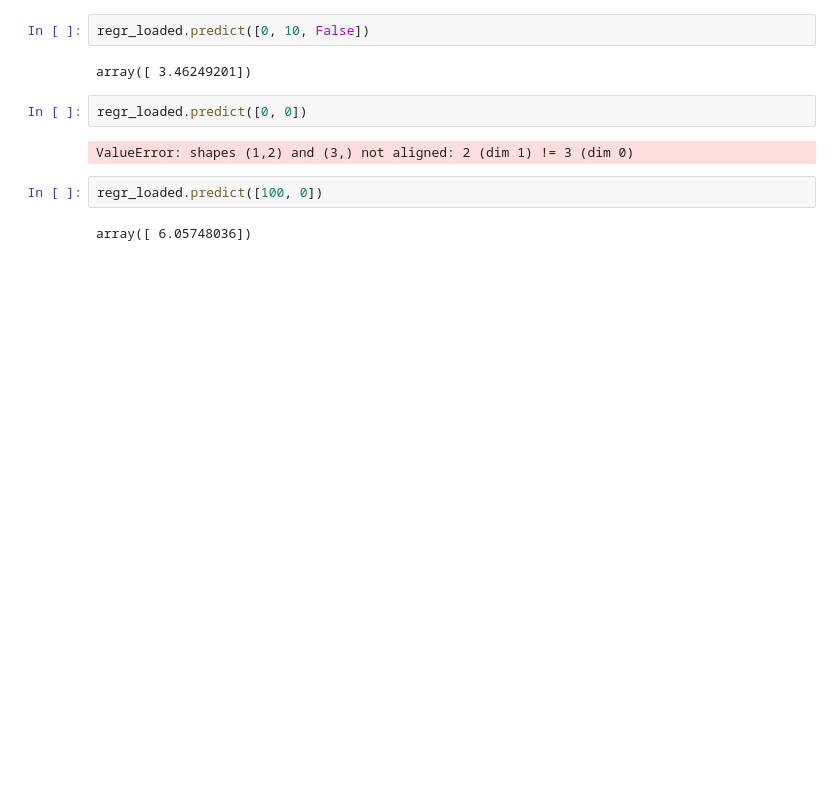
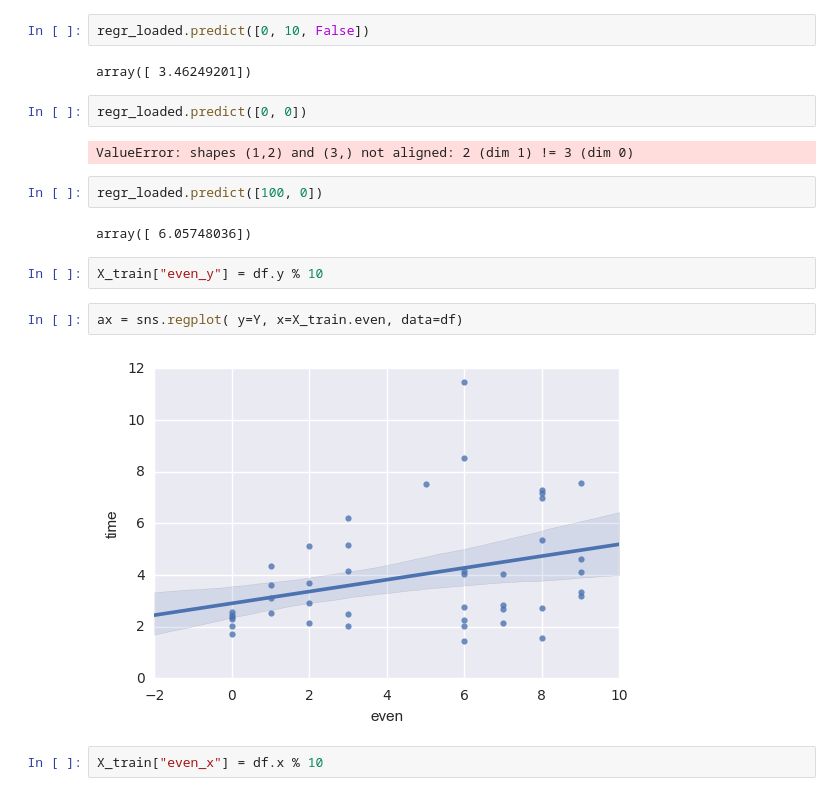
Before and after one commit to miguelespada/helloWorldFlask, a Jupyter notebook: sumas.ipynb, the cells around one changed output. Drawn from its saved outputs; the diff is of its cells as text; blank space fills up the shorter version.

```diff
--- a/sumas.ipynb
+++ b/sumas.ipynb
@@ -98,3 +108,11 @@ ValueError: shapes (1,2) and (3,) not aligned: 2 (dim 1) != 3 (dim 0)
 regr_loaded.predict([100, 0])
 # %% [output]
 array([ 6.05748036])
+# %%
+X_train["even_y"] = df.y % 10
+# %%
+ax = sns.regplot( y=Y, x=X_train.even, data=df)
+# %% [output]
+[figure, added]
+# %%
+X_train["even_x"] = df.x % 10
```
Also changed, not shown: parts of 15 cells of this notebook, 7 other files.
